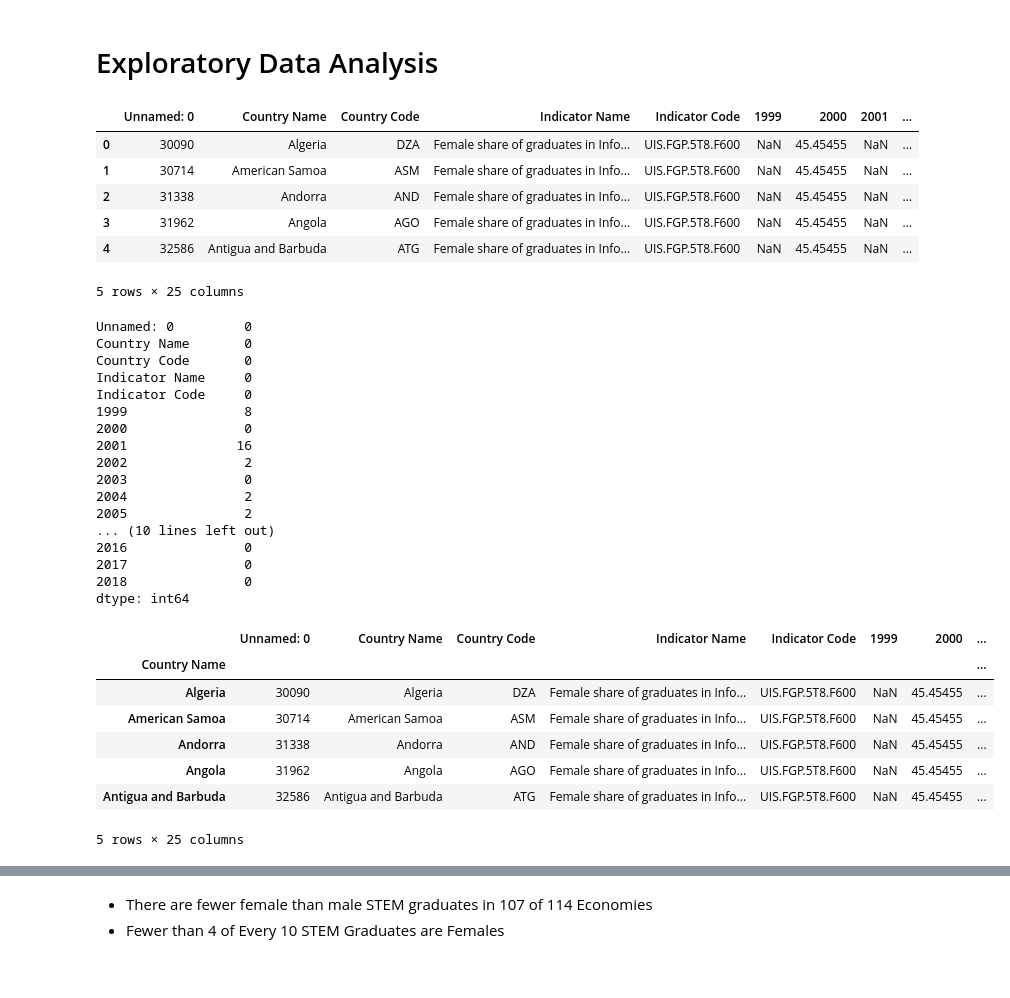
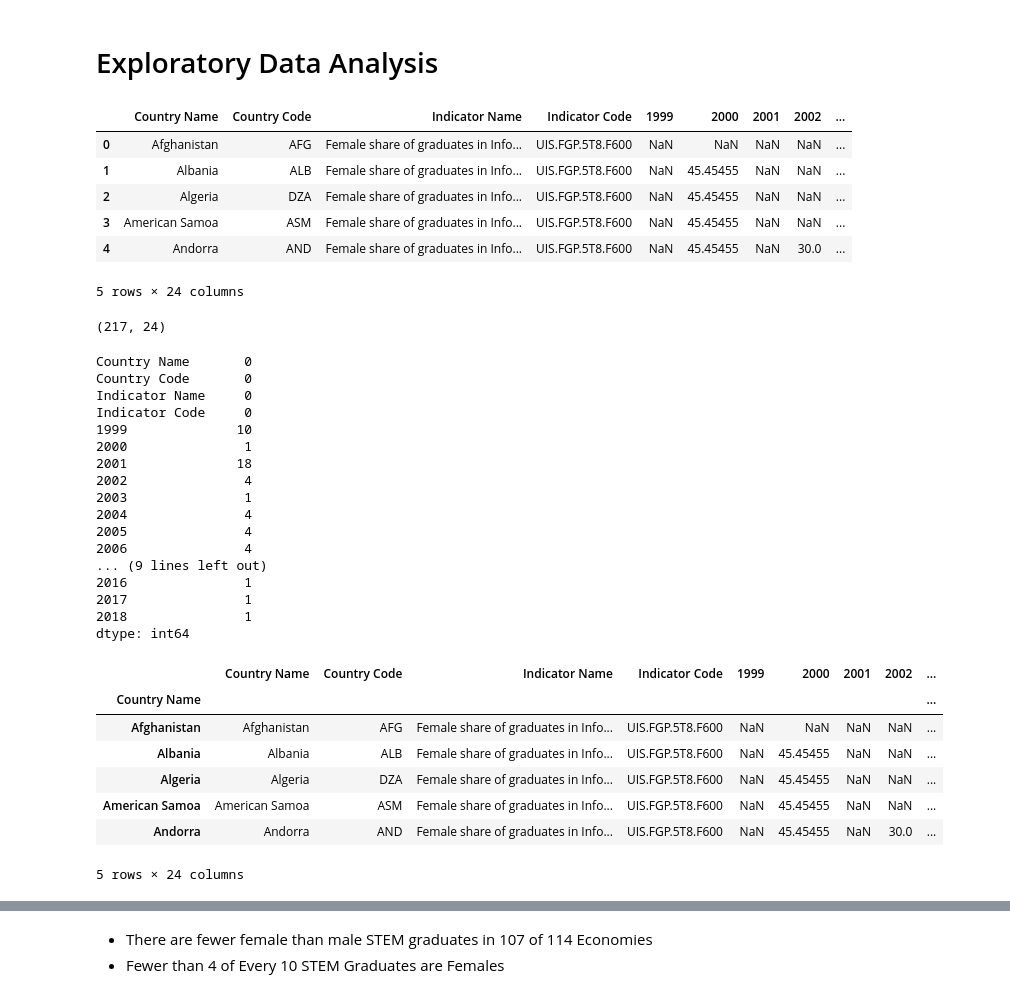
Before and after one commit to HamoyeHQ/GFP-21-Pytorch, a Jupyter notebook: exploratory_data_analysis.ipynb, the cells around one changed output, grey strips where cells are left out. Saved outputs shown, nothing was run; the diff lists cells and outputs as text; code cells hidden in the pictures.

```diff
--- a/exploratory_data_analysis.ipynb
+++ b/exploratory_data_analysis.ipynb
@@ -9,48 +9,52 @@ import pandas as pd
 import seaborn as sns
 import matplotlib.pyplot as plt
 # %%
-df = pd.read_csv('data/stem_female.csv')
+stem = pd.read_csv('data/stem_female.csv')
 # %%
-df.head()
+stem.head()
 # %% [output]
-|  | Unnamed: 0 | Country Name | Country Code | Indicator Name | Indicator Code | 1999 | 2000 | 2001 | ... |
-| 0 | 30090 | Algeria | DZA | Female share of graduates in Info... | UIS.FGP.5T8.F600 | NaN | 45.45455 | NaN | ... |
-| 1 | 30714 | American Samoa | ASM | Female share of graduates in Info... | UIS.FGP.5T8.F600 | NaN | 45.45455 | NaN | ... |
-| 2 | 31338 | Andorra | AND | Female share of graduates in Info... | UIS.FGP.5T8.F600 | NaN | 45.45455 | NaN | ... |
-| 3 | 31962 | Angola | AGO | Female share of graduates in Info... | UIS.FGP.5T8.F600 | NaN | 45.45455 | NaN | ... |
-| 4 | 32586 | Antigua and Barbuda | ATG | Female share of graduates in Info... | UIS.FGP.5T8.F600 | NaN | 45.45455 | NaN | ... |
+|  | Country Name | Country Code | Indicator Name | Indicator Code | 1999 | 2000 | 2001 | 2002 | ... |
+| 0 | Afghanistan | AFG | Female share of graduates in Info... | UIS.FGP.5T8.F600 | NaN | NaN | NaN | NaN | ... |
+| 1 | Albania | ALB | Female share of graduates in Info... | UIS.FGP.5T8.F600 | NaN | 45.45455 | NaN | NaN | ... |
+| 2 | Algeria | DZA | Female share of graduates in Info... | UIS.FGP.5T8.F600 | NaN | 45.45455 | NaN | NaN | ... |
+| 3 | American Samoa | ASM | Female share of graduates in Info... | UIS.FGP.5T8.F600 | NaN | 45.45455 | NaN | NaN | ... |
+| 4 | Andorra | AND | Female share of graduates in Info... | UIS.FGP.5T8.F600 | NaN | 45.45455 | NaN | 30.0 | ... |
-5 rows × 25 columns
+5 rows × 24 columns
+# %%
+stem.shape
+# %% [output]
+(217, 24)
 # %%
-df.isna().sum()
+stem.isna().sum()
 # %% [output]
-Unnamed: 0         0
 Country Name       0
 Country Code       0
 Indicator Name     0
 Indicator Code     0
-1999               8
-2000               0
-2001              16
-2002               2
-2003               0
-2004               2
-2005               2
-... (10 lines left out)
-2016               0
-2017               0
-2018               0
+1999              10
+2000               1
+2001              18
+2002               4
+2003               1
+2004               4
+2005               4
+2006               4
+... (9 lines left out)
+2016               1
+2017               1
+2018               1
 dtype: int64
 # %%
-df.index = df['Country Name']
+stem.index = stem['Country Name']
 # %%
-df.head()
+stem.head()
 # %% [output]
-|  | Unnamed: 0 | Country Name | Country Code | Indicator Name | Indicator Code | 1999 | 2000 | ... |
-| Country Name |  |  |  |  |  |  |  | ... |
-| Algeria | 30090 | Algeria | DZA | Female share of graduates in Info... | UIS.FGP.5T8.F600 | NaN | 45.45455 | ... |
-| American Samoa | 30714 | American Samoa | ASM | Female share of graduates in Info... | UIS.FGP.5T8.F600 | NaN | 45.45455 | ... |
-| Andorra | 31338 | Andorra | AND | Female share of graduates in Info... | UIS.FGP.5T8.F600 | NaN | 45.45455 | ... |
-| Angola | 31962 | Angola | AGO | Female share of graduates in Info... | UIS.FGP.5T8.F600 | NaN | 45.45455 | ... |
-| Antigua and Barbuda | 32586 | Antigua and Barbuda | ATG | Female share of graduates in Info... | UIS.FGP.5T8.F600 | NaN | 45.45455 | ... |
+|  | Country Name | Country Code | Indicator Name | Indicator Code | 1999 | 2000 | 2001 | 2002 | ... |
+| Country Name |  |  |  |  |  |  |  |  | ... |
+| Afghanistan | Afghanistan | AFG | Female share of graduates in Info... | UIS.FGP.5T8.F600 | NaN | NaN | NaN | NaN | ... |
+| Albania | Albania | ALB | Female share of graduates in Info... | UIS.FGP.5T8.F600 | NaN | 45.45455 | NaN | NaN | ... |
+| Algeria | Algeria | DZA | Female share of graduates in Info... | UIS.FGP.5T8.F600 | NaN | 45.45455 | NaN | NaN | ... |
+| American Samoa | American Samoa | ASM | Female share of graduates in Info... | UIS.FGP.5T8.F600 | NaN | 45.45455 | NaN | NaN | ... |
+| Andorra | Andorra | AND | Female share of graduates in Info... | UIS.FGP.5T8.F600 | NaN | 45.45455 | NaN | 30.0 | ... |
-5 rows × 25 columns
+5 rows × 24 columns
 # %%
```
Also changed, not shown: parts of 29 cells of this notebook, 6 other files.
